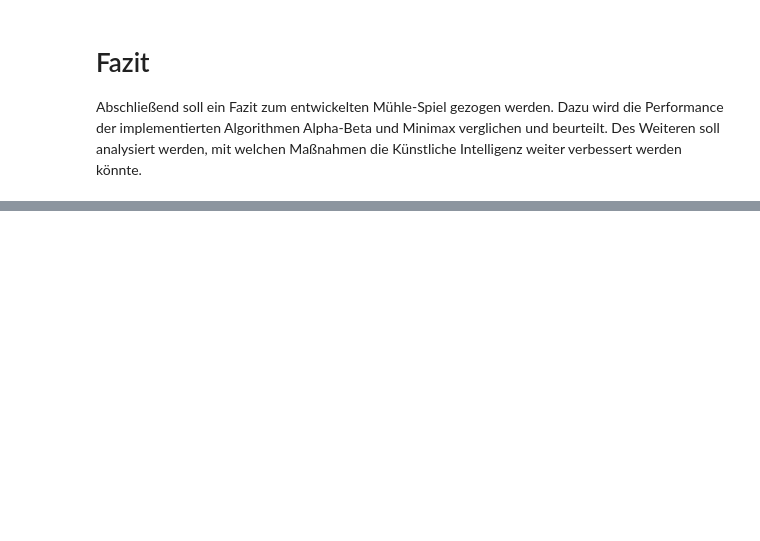
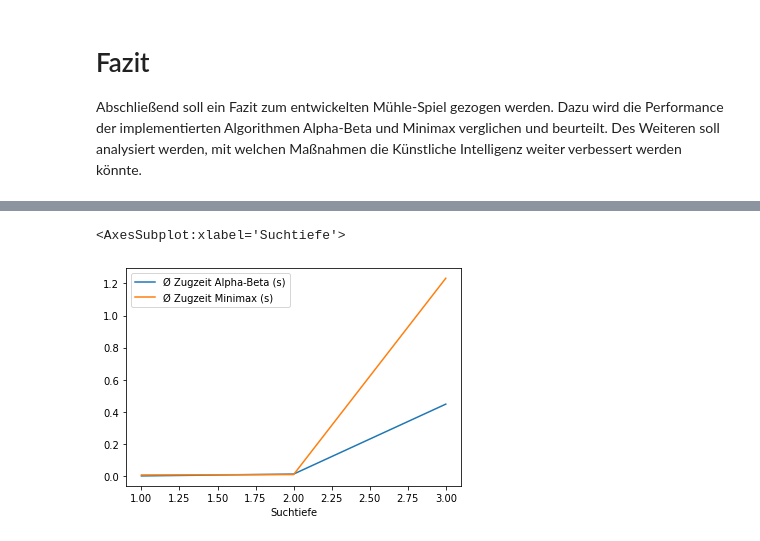
Before and after one commit to luisafuss/muehle-studienarbeit, a Jupyter notebook: Muehle_Conclusion.ipynb, the cells around one changed output, grey strips where cells are left out. Saved outputs shown, nothing was run; the diff lists cells and outputs as text; code cells hidden in the pictures; blank space fills up the shorter version.

```diff
--- a/Muehle_Conclusion.ipynb
+++ b/Muehle_Conclusion.ipynb
@@ -37,40 +47,49 @@ def restart_auto_play():
 # %%
 import random
 import pandas as pd
 %run ./Muehle_GUI.ipynb
+
+#Variablen zur Konfiguration der Berechnung
+d   = 4 #Tiefe, bis zu der Verglichen werden soll
+wdh = 3 #Anzahl der Wiederholungen einer Tiefe zur verbesserung des Ergebnisses
 
 ab_avg      = []
 mm_avg      = []
 depth_array = []
 ratio       = []
 
-#calculate from depth=1 to depth=5
-for x in range(1,5+1):
-    global game
-    game = Game()
-    clear_output(wait = True)
-    ab_depth    = x
-    mm_depth    = x
-    gamemode_toggle.value = 'alpha-beta vs Minimax'
-    game.pause = False
-    game.update_canvas()
-    game.algo_step()
+#Berechnung von depth=1 zu depth=d
+for x in range(1,d+1):
+    #Um nicht nur einen Wert für eine Suchtiefe zu haben wird der Durchschnitt aus wdh-vielen Durchläufen berechnet
+    ab_avg_      = []
+    mm_avg_      = []
+    for i in range(1,wdh+1):
+        global game
+        game = Game()
+        clear_output(wait = True)
+        game.ab_depth    = x
+        game.mm_depth    = x
+        gamemode_toggle.value = 'alpha-beta vs Minimax'
+        game.pause = False
+        game.update_canvas()
+        game.algo_step()
 
-    ab_avg += [ab_time/ab_moves]
-    mm_avg += [mm_time/mm_moves]
+        ab_avg_ += [game.ab_time/game.ab_moves]
+        mm_avg_ += [game.mm_time/game.mm_moves]
+
+        restart_auto_play()
+
+    ab_avg += [sum(ab_avg_)/len(ab_avg_)]
+    mm_avg += [sum(mm_avg_)/len(mm_avg_)]
     depth_array += [x]
-    ratio += [(mm_time/mm_moves)/(ab_time/ab_moves)*100]
-
-    ab_time = 0
-    ab_moves = 0
-    mm_time = 0
-    mm_moves = 0
-
-    restart_auto_play()
+    ratio += [mm_avg[-1]/ab_avg[-1]*100]
 
 clear_output(wait = True)
 
 #Plotting
-df = pd.DataFrame(data={'Suchtiefe':depth_array,'Ø Zugzeit Alpha-Beta (s)':ab_avg, 'Ø Zugzeit Minimax (s)':mm_avg, 'MM/AB':ratio})
+df = pd.DataFrame(data={'Suchtiefe':depth_array,'Ø Zugzeit Alpha-Beta (s)':ab_avg, 'Ø Zugzeit Minimax (s)':mm_avg, 'MM/AB (%)':ratio})
 df.index = df.index+1
 df.plot(kind='line',x='Suchtiefe',y=["Ø Zugzeit Alpha-Beta (s)", "Ø Zugzeit Minimax (s)"])
+# %% [output]
+<AxesSubplot:xlabel='Suchtiefe'>
+[figure, added]
```
Also changed, not shown: parts of 8 cells of this notebook, 3 other files.
